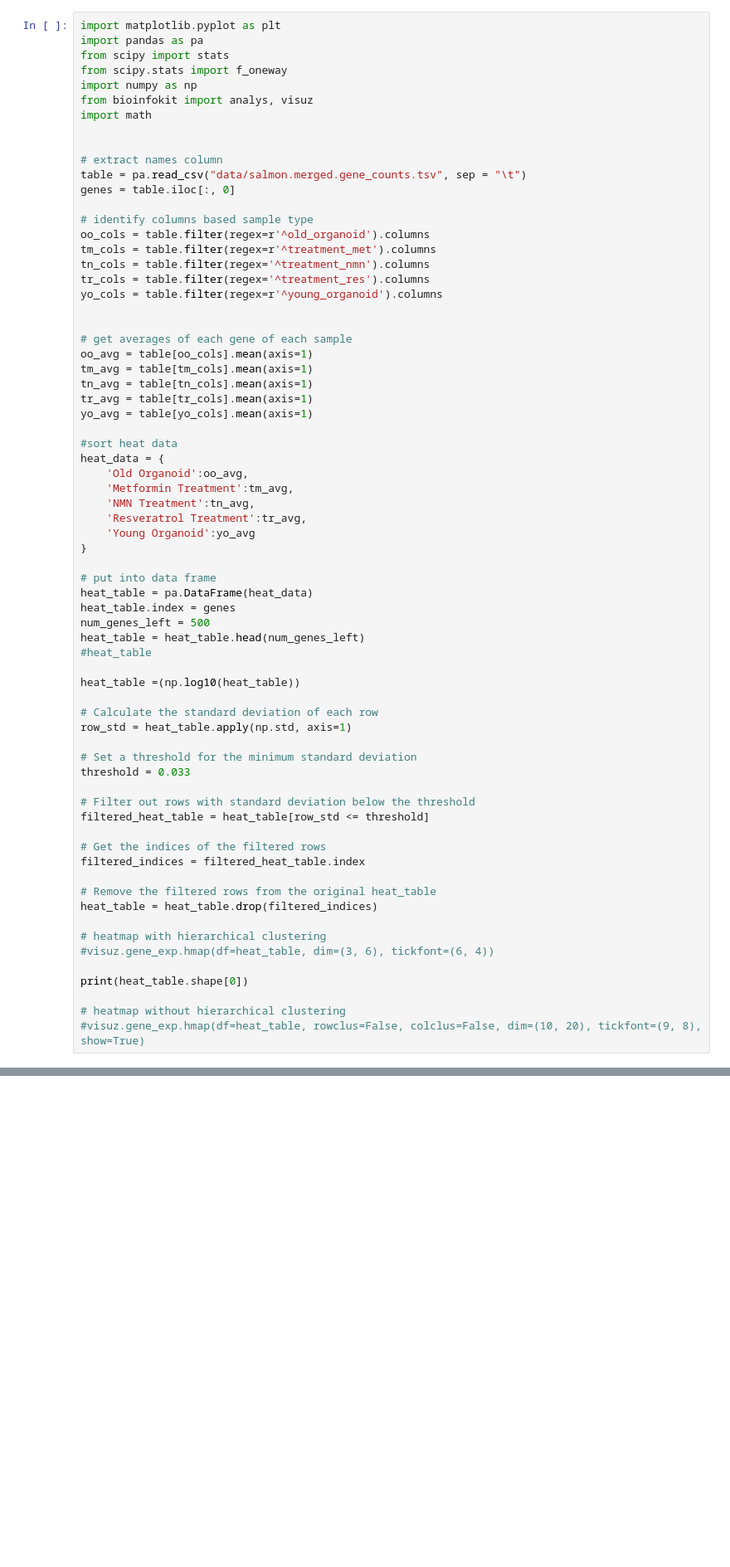
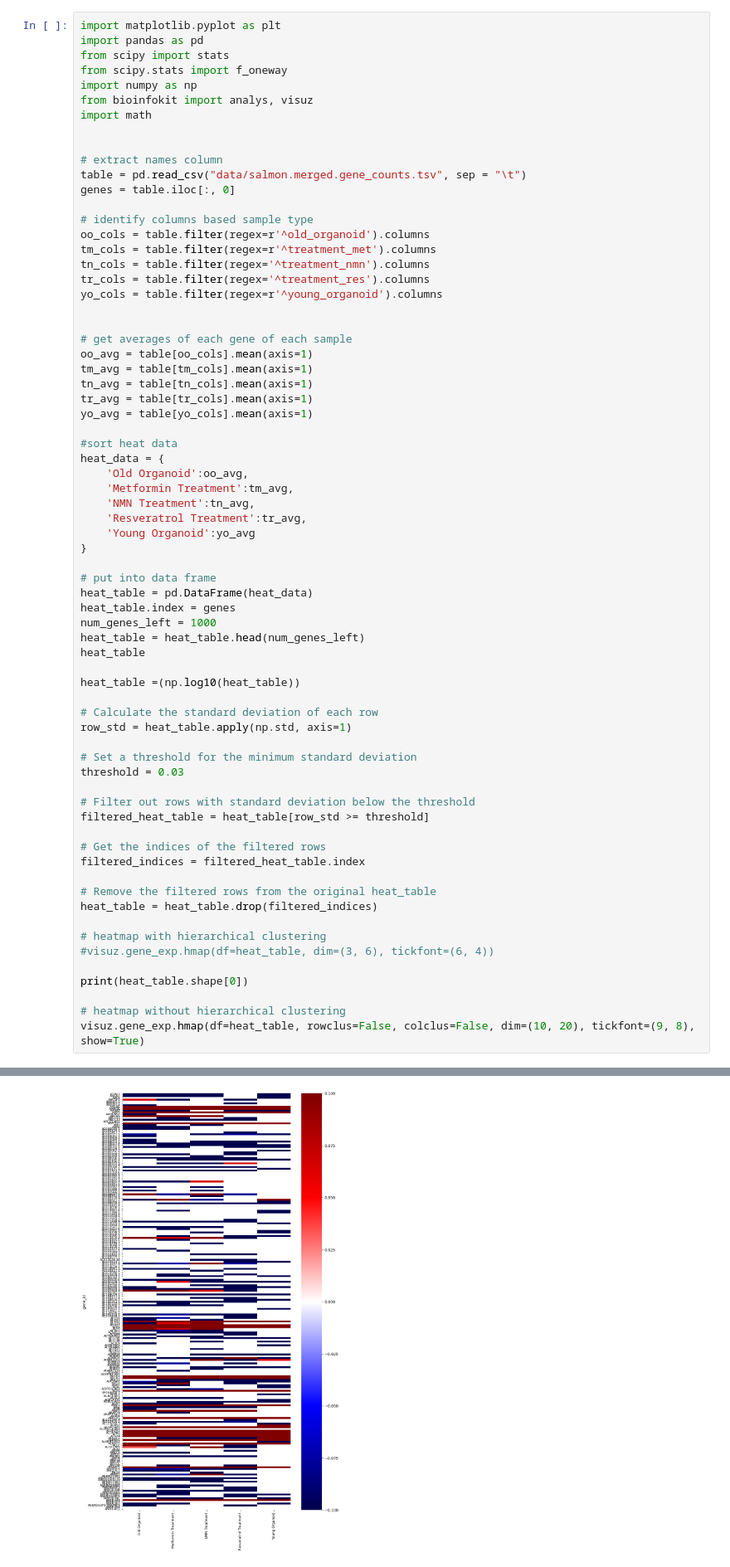
Before and after one commit to jonahdiamond/aging_work, a Jupyter notebook: main.ipynb, the cells around one changed output, grey strips where cells are left out. Shown: that part at 83% size. Saved outputs shown, nothing was run; the diff lists cells and outputs as text; blank space fills up the shorter version.

```diff
--- a/main.ipynb
+++ b/main.ipynb
@@ -128,7 +145,7 @@ figure = go.Figure(data=[scatter_table], layout=layout)
 pyo.plot(figure, filename='scatter_plot.html')
 # %%
 import matplotlib.pyplot as plt
-import pandas as pa
+import pandas as pd
 from scipy import stats
 from scipy.stats import f_oneway
 import numpy as np
@@ -137,7 +154,7 @@ import math
 
 
 # extract names column
-table = pa.read_csv("data/salmon.merged.gene_counts.tsv", sep = "\t")
+table = pd.read_csv("data/salmon.merged.gene_counts.tsv", sep = "\t")
 genes = table.iloc[:, 0]
 
 # identify columns based sample type
@@ -165,11 +182,11 @@ heat_data = {
 }
 
 # put into data frame
-heat_table = pa.DataFrame(heat_data)
+heat_table = pd.DataFrame(heat_data)
 heat_table.index = genes
-num_genes_left = 500
+num_genes_left = 1000
 heat_table = heat_table.head(num_genes_left)
-#heat_table
+heat_table
 
 heat_table =(np.log10(heat_table))
 
@@ -177,10 +194,10 @@ heat_table =(np.log10(heat_table))
 row_std = heat_table.apply(np.std, axis=1)
 
 # Set a threshold for the minimum standard deviation
-threshold = 0.033
+threshold = 0.03
 
 # Filter out rows with standard deviation below the threshold
-filtered_heat_table = heat_table[row_std <= threshold]
+filtered_heat_table = heat_table[row_std >= threshold]
 
 # Get the indices of the filtered rows
 filtered_indices = filtered_heat_table.index
@@ -194,5 +211,5 @@ heat_table = heat_table.drop(filtered_indices)
 print(heat_table.shape[0])
 
 # heatmap without hierarchical clustering
-#visuz.gene_exp.hmap(df=heat_table, rowclus=False, colclus=False, dim=(10, 20), tickfont=(9, 8), show=True)
+visuz.gene_exp.hmap(df=heat_table, rowclus=False, colclus=False, dim=(10, 20), tickfont=(9, 8), show=True)
 # %% [output]
@@ -200,3 +217,4 @@ print(heat_table.shape[0])
+[figure, added]
 # %%
 oo_data = heat_table.columns['Old Organoid']
 tm_data = heat_table.columns['Metformin Treatment']
```
Also changed, not shown: parts of 15 cells of this notebook.
